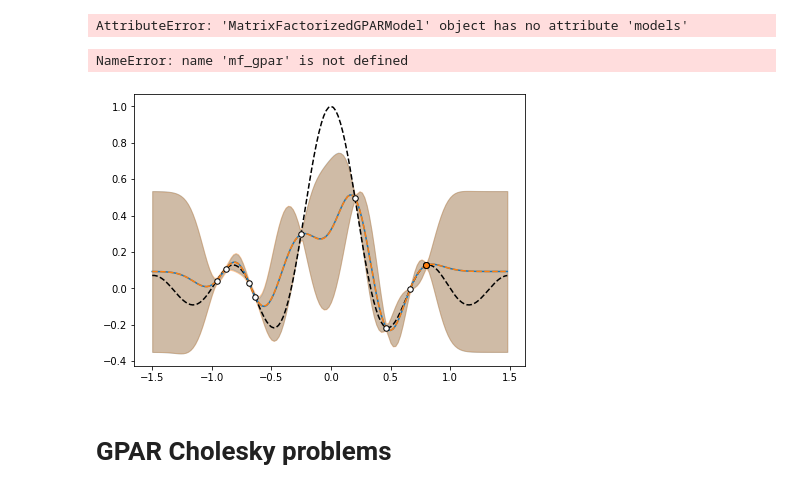
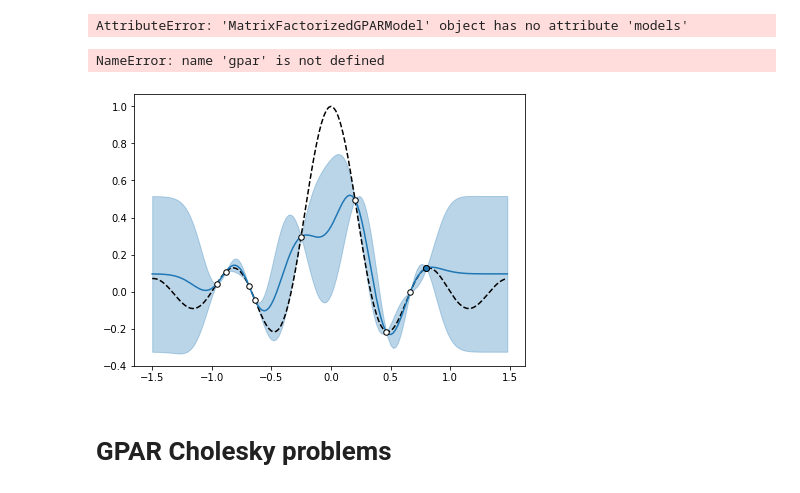
Before and after one commit to gncs/boa, a Jupyter notebook: notebooks/scratch.ipynb, the cells around one changed output. Drawn from its saved outputs; the diff is of its cells as text; code cells hidden in the pictures.

```diff
--- a/notebooks/scratch.ipynb
+++ b/notebooks/scratch.ipynb
@@ -104,8 +106,7 @@ ListWrapper([<tf.Variable 'length_scales_dim_0:0' shape=(2,) dtype=float64, nump
 # %%
 # FF-GP model
 ff_gp = FullyFactorizedGPModel(kernel='rbf', num_optimizer_restarts=10, verbose=False)
-ff_gp = ff_gp | (x_train, y_train)
-ff_gp.train()
+ff_gp.fit(x_train, y_train)
 
 ff_gp.add_pseudo_point(pseudo_point)
 y_pred_ff_gp, var_pred_ff_gp = ff_gp.predict_batch(x_cont)
@@ -175,43 +176,43 @@ ax.fill_between(x_cont.T[0],
                 (y_pred_ff_gp - 2 * np.sqrt(var_pred_ff_gp)).T[0],
                 color='C0',
                 alpha=0.3,
                 zorder=-1,
                 label=r'$\pm2\sigma$')
 
 # GPAR predictions
-ax.plot(x_cont[:, 0], y_pred_gpar, color='C1', zorder=-1, label=r'$\mathcal{GPAR}$', linestyle='dashed')
-ax.fill_between(x_cont.T[0],
-                (y_pred_gpar + 2 * np.sqrt(var_pred_gpar)).T[0],
-                (y_pred_gpar - 2 * np.sqrt(var_pred_gpar)).T[0],
-                color='C1',
-                alpha=0.3,
-                zorder=-1,
-                label=r'$\pm2\sigma$')
+# ax.plot(x_cont[:, 0], y_pred_gpar, color='C1', zorder=-1, label=r'$\mathcal{GPAR}$', linestyle='dashed')
+# ax.fill_between(x_cont.T[0],
+#                 (y_pred_gpar + 2 * np.sqrt(var_pred_gpar)).T[0],
+#                 (y_pred_gpar - 2 * np.sqrt(var_pred_gpar)).T[0],
+#                 color='C1',
+#                 alpha=0.3,
+#                 zorder=-1,
+#                 label=r'$\pm2\sigma$')
 
 # # MF-GPAR predictions
 # ax.plot(x_cont[:, 0], y_pred_mf_gpar, color='C2', zorder=-1, label=r'$\mathcal{MF-GPAR}$', linestyle='dashed')
 # ax.fill_between(x_cont.T[0],
 #                 (y_pred_mf_gpar + 2 * np.sqrt(var_pred_mf_gpar)).T[0],
 #                 (y_pred_mf_gpar - 2 * np.sqrt(var_pred_mf_gpar)).T[0],
 #                 color='C2',
 #                 alpha=0.3,
 #                 zorder=-1,
 #                 label=r'$\pm2\sigma$')
 
 # Data points
 ax.scatter(x=x_train[:, 0], y=y_train[:, 0], s=30, c='white', edgecolors='black', label=r'$\mathcal{D}$')
 ax.scatter(x=ff_gp.xs[-1:, 0], y=ff_gp.ys[-1:, 0], c='C0', edgecolors='black', label='pseudo point')
 ax.scatter(x=gpar.xs[-1:, 0], y=gpar.ys[-1:, 0], c='C1', edgecolors='black', label='pseudo point')
 ax.scatter(x=mf_gpar.xs[-1:, 0], y=mf_gpar.ys[-1:, 0], c='C2', edgecolors='black', label='pseudo point')
 
 ax.legend(loc='upper left')
 ax.set_xlabel('$X$')
 ax.set_ylabel('$Y$')
 
 fig.show()
 # %% [output]
-NameError: name 'mf_gpar' is not defined
+NameError: name 'gpar' is not defined
-[figure, old version]
+[figure, new version]
 # %% [markdown]
 # GPAR Cholesky problems
 # %%
```
Also changed, not shown: parts of 8 cells of this notebook, 9 other files.
